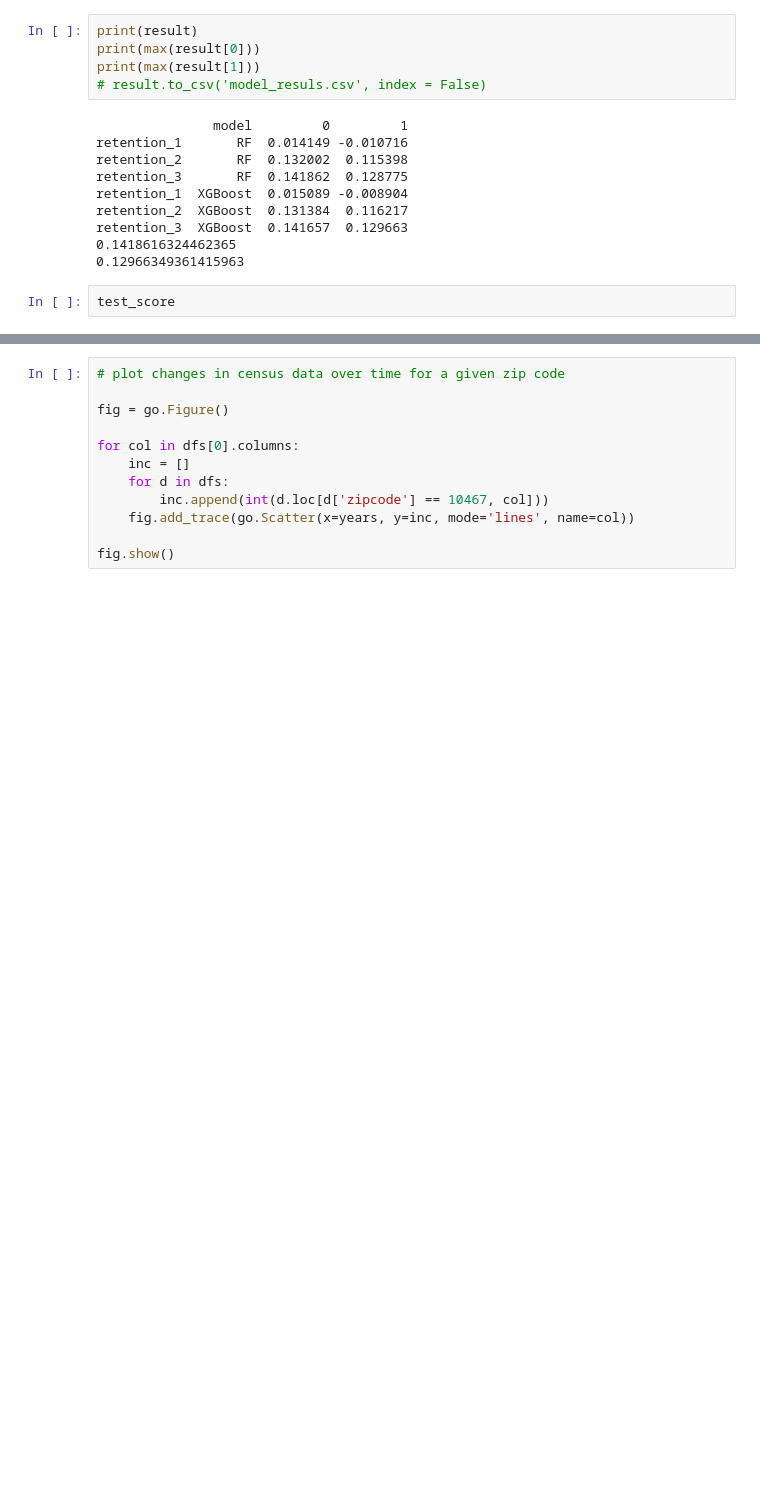
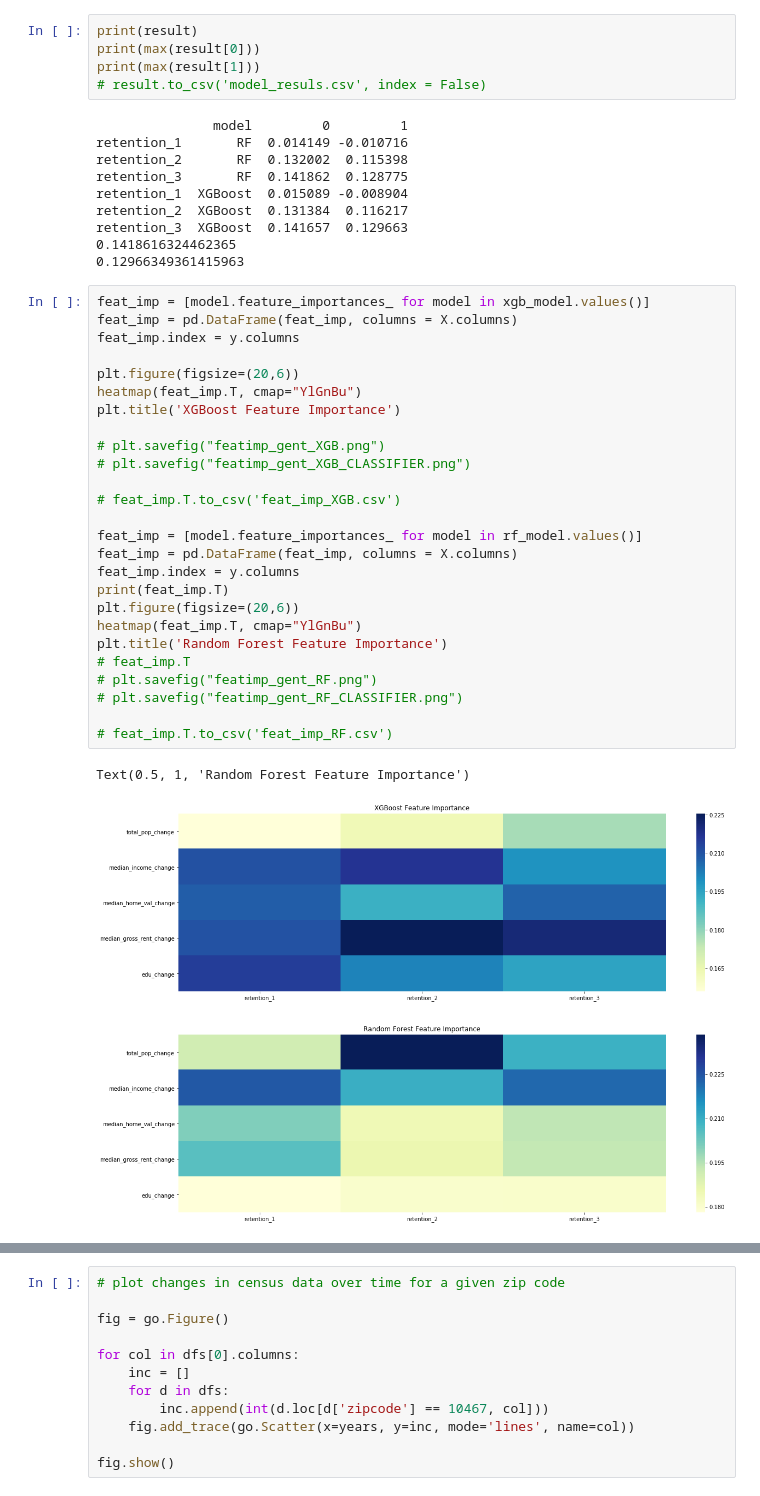
Before and after one commit to nsubbaian/Grameen_America-Data-Science-for-Social-Good, a Jupyter notebook: Midterm Website/Nick/featureMap_Gentrification.ipynb, the cells around one changed output, grey strips where cells are left out. Cells and saved outputs as stored; diff of their text form; blank space fills up the shorter version.

```diff
--- a/Midterm Website/Nick/featureMap_Gentrification.ipynb
+++ b/Midterm Website/Nick/featureMap_Gentrification.ipynb
@@ -247,5 +315,33 @@ retention_2  XGBoost  0.131384  0.116217
 retention_3  XGBoost  0.141657  0.129663
 0.1418616324462365
 0.12966349361415963
-# %%
-test_score
+# %%
+feat_imp = [model.feature_importances_ for model in xgb_model.values()]
+feat_imp = pd.DataFrame(feat_imp, columns = X.columns)
+feat_imp.index = y.columns
+
+plt.figure(figsize=(20,6))
+heatmap(feat_imp.T, cmap="YlGnBu")
+plt.title('XGBoost Feature Importance')
+
+# plt.savefig("featimp_gent_XGB.png")
+# plt.savefig("featimp_gent_XGB_CLASSIFIER.png")
+
+# feat_imp.T.to_csv('feat_imp_XGB.csv')
+
+feat_imp = [model.feature_importances_ for model in rf_model.values()]
+feat_imp = pd.DataFrame(feat_imp, columns = X.columns)
+feat_imp.index = y.columns
+print(feat_imp.T)
+plt.figure(figsize=(20,6))
+heatmap(feat_imp.T, cmap="YlGnBu")
+plt.title('Random Forest Feature Importance')
+# feat_imp.T
+# plt.savefig("featimp_gent_RF.png")
+# plt.savefig("featimp_gent_RF_CLASSIFIER.png")
+
+# feat_imp.T.to_csv('feat_imp_RF.csv')
+# %% [output]
+Text(0.5, 1, 'Random Forest Feature Importance')
+[figure, added]
+[figure, added]
```
Also changed, not shown: parts of 7 cells of this notebook.
